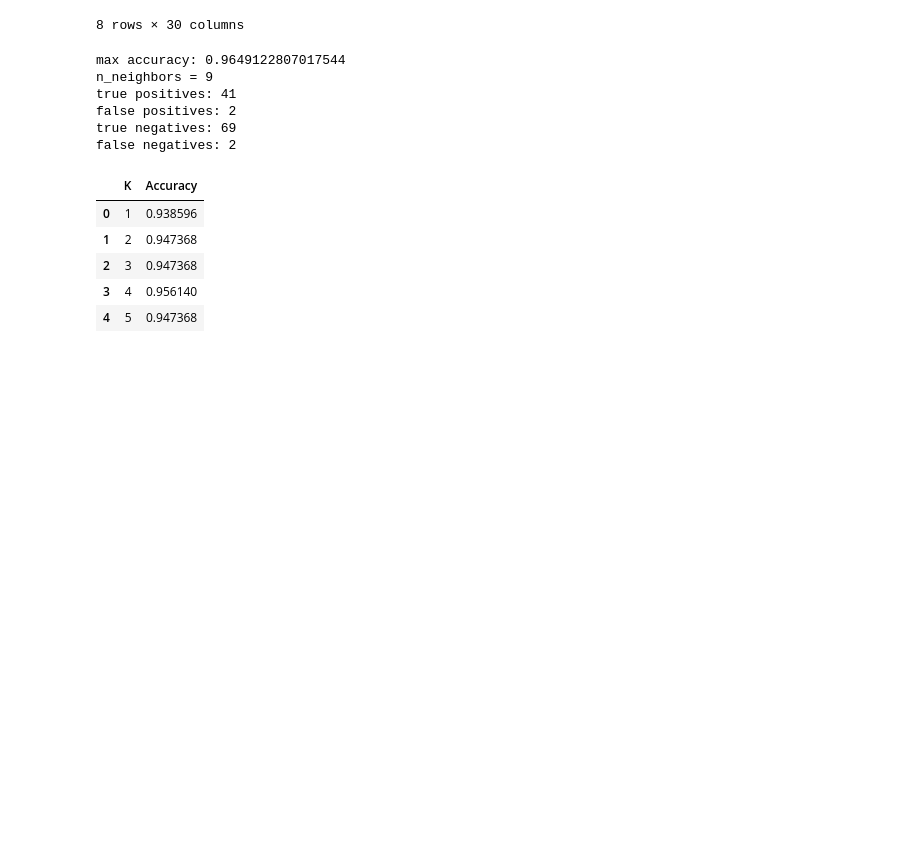
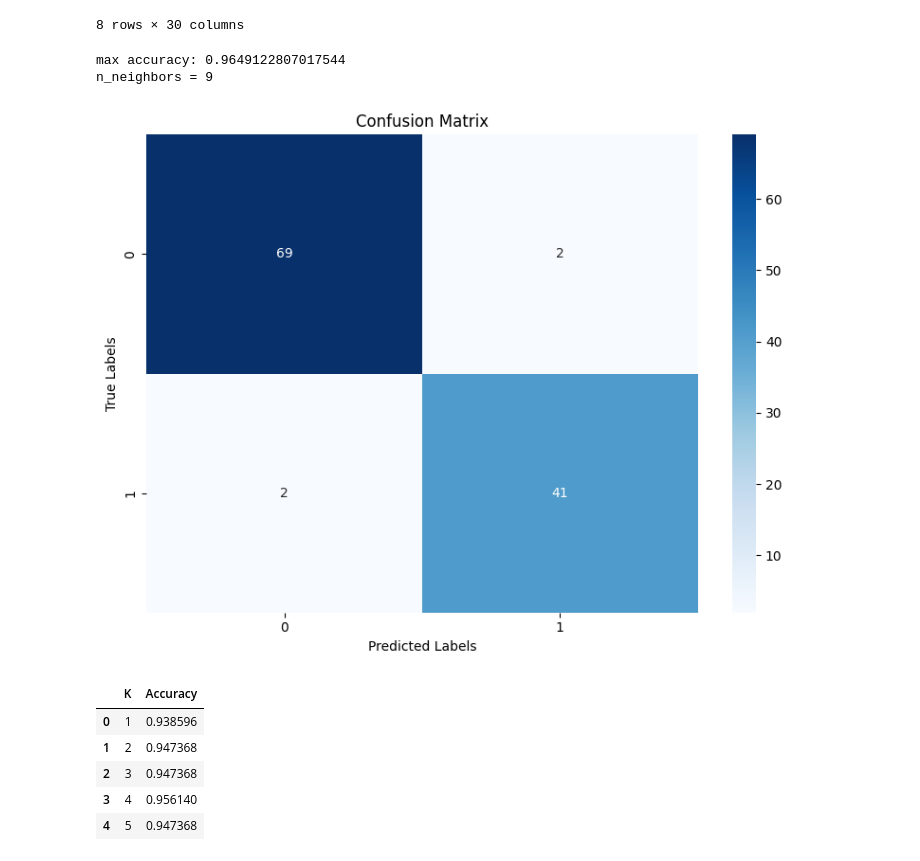
Before and after one commit to timhhsieh/CS4210-Final-Project, a Jupyter notebook: knn.ipynb, the cells around one changed output. Saved outputs shown, nothing was run; the diff lists cells and outputs as text; code cells hidden in the pictures; blank space fills up the shorter version.

Commit message:
Confusion matrix added

```diff
--- a/knn.ipynb
+++ b/knn.ipynb
@@ -108,26 +108,31 @@ for i in range(1, 16):
     acc = metrics.accuracy_score(y_pred, y_test)
     acc_list.loc[len(acc_list.index)] = [i, acc]
 
+    # check for the max accuracy and create a confusion matrix
     if acc > max_acc:
         max_acc = acc
         n = i
-        tn, fp, fn, tp = metrics.confusion_matrix(y_pred, y_test).ravel()
+        cm = metrics.confusion_matrix(y_pred, y_test)
 
 # Compute metrics
 print(f'max accuracy: {max_acc}')
 print(f'n_neighbors = {n}')
-print(f'true positives: {tp}')
-print(f'false positives: {fp}')
-print(f'true negatives: {tn}')
-print(f'false negatives: {fn}')
 print()
 # %% [output]
 max accuracy: 0.9649122807017544
 n_neighbors = 9
-true positives: 41
-false positives: 2
-true negatives: 69
-false negatives: 2
+# %%
+# Plot the confusion matrix using seaborn
+
+plt.figure(figsize=(8, 6))
+
+sns.heatmap(cm, annot=True, fmt='d', cmap='Blues')
+plt.xlabel('Predicted Labels')
+plt.ylabel('True Labels')
+plt.title('Confusion Matrix')
+plt.show()
+# %% [output]
+[figure, added]
 # %%
 acc_list['K'] = acc_list['K'].astype(int)
 acc_list.head()
```
